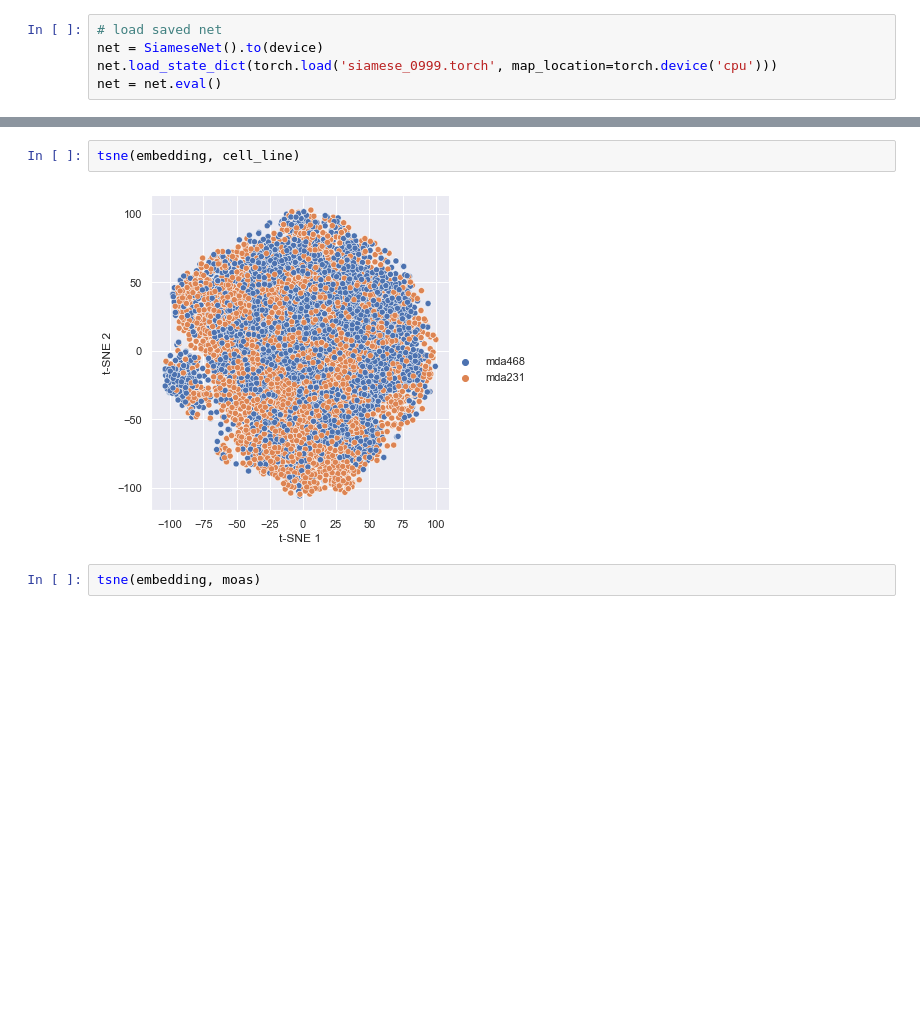
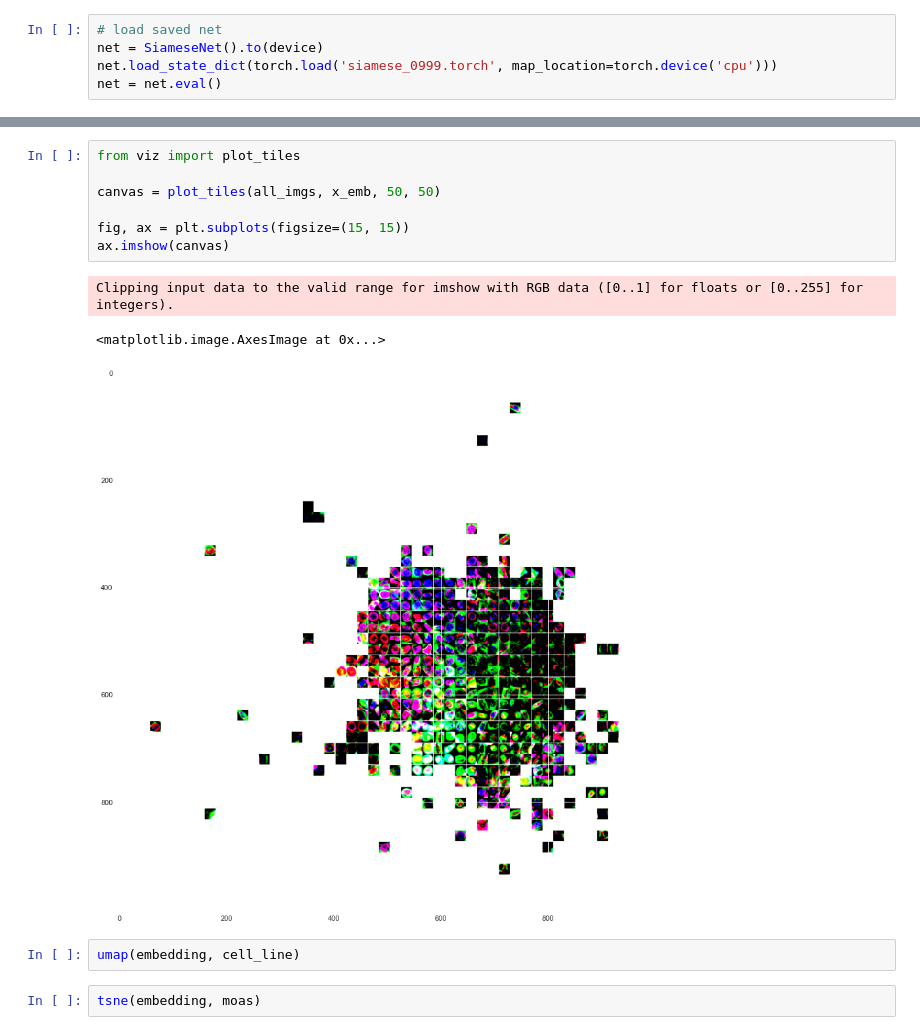
Before and after one commit to hclimente/janus, a Jupyter notebook: siamese_boyd_2019.ipynb, the cells around one changed output, grey strips where cells are left out. Cells and saved outputs as stored; diff of their text form; blank space fills up the shorter version.

```diff
--- a/siamese_boyd_2019.ipynb
+++ b/siamese_boyd_2019.ipynb
@@ -169,6 +197,15 @@ for i, data in enumerate(test_dataloader,0):
+# %%
+from viz import plot_tiles
+
+canvas = plot_tiles(all_imgs, x_emb, 50, 50)
+
+fig, ax = plt.subplots(figsize=(15, 15))
+ax.imshow(canvas)
+# %% [output]
+Clipping input data to the valid range for imshow with RGB data ([0..1] for floats or [0..255] for integers).
+<matplotlib.image.AxesImage at 0x...>
+[figure, added]
 # %%
-tsne(embedding, cell_line)
+umap(embedding, cell_line)
-# %% [output]
-[figure, removed]
 # %%
 tsne(embedding, moas)
```
Also changed, not shown: parts of 6 cells of this notebook, 1 other file.
